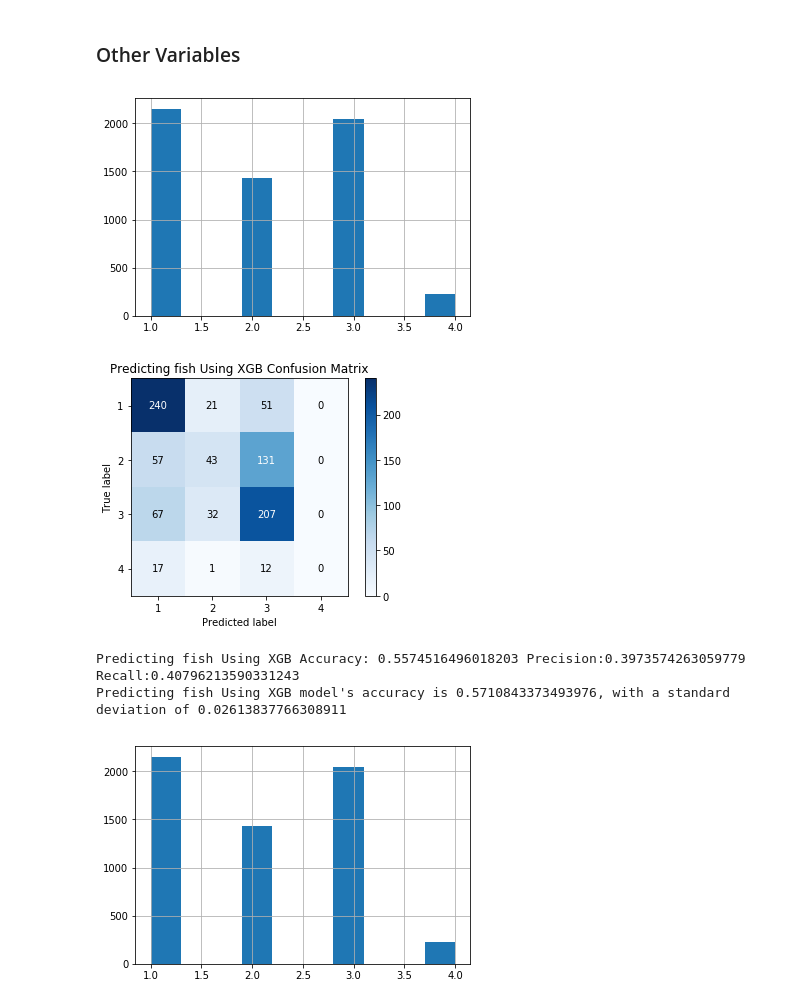
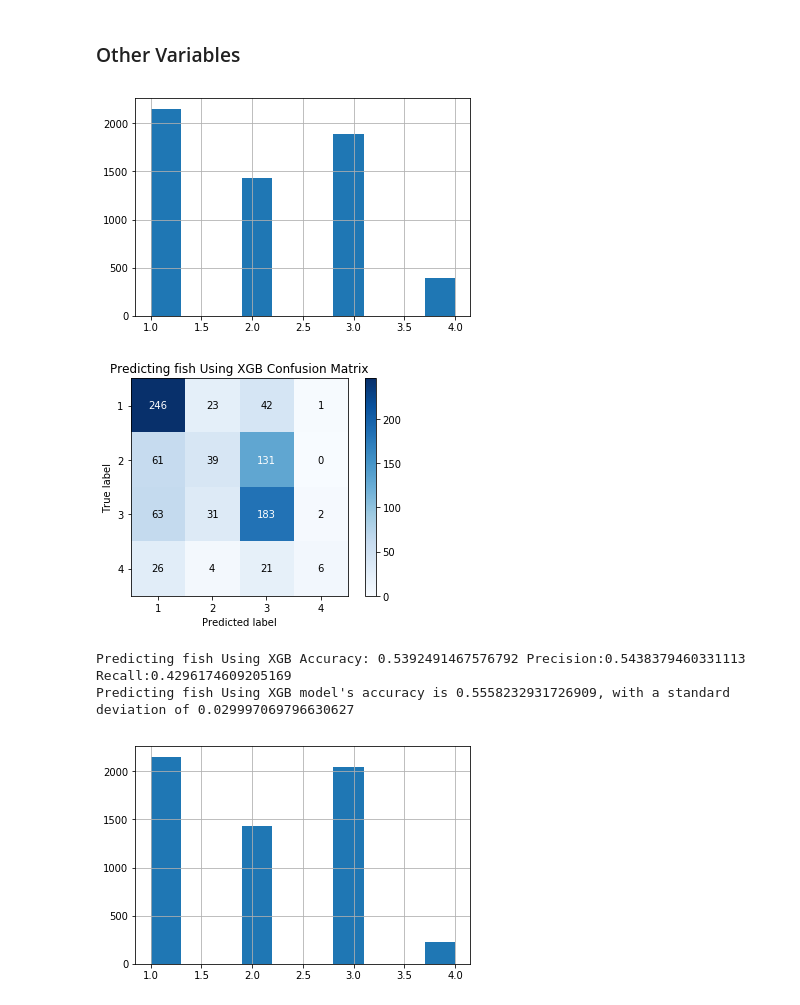
Before and after one commit to FrankOnBeach/WWF, a Jupyter notebook: DHS Diet/DHS_ML.ipynb, the cells around one changed output. Drawn from its saved outputs; the diff is of its cells as text; code cells hidden in the pictures.

```diff
--- a/DHS Diet/DHS_ML.ipynb
+++ b/DHS Diet/DHS_ML.ipynb
@@ -50,11 +59,7 @@ from pycountry_convert import country_alpha2_to_continent_code, country_name_to_
 # %%
 def convert_to_iso3c(countries):
     """
-    This function tries to get the continent based on Country name.
-    Since some countries names are differnt in the library we are using here,
-    need to manually change those.
-
-    This function also tries to rechieve an alpha 3 Country Code based on the name.
+    This function tries to rechieve an alpha 3 Country Code based on the name.
     """
     country_codes = []
     for country in countries:
@@ -316,6 +331,12 @@ def create_bins_depth(df, col_name, bin_num):
     return df
 # %%
 def clean_data(df):
+    """
+    This function cleans the dataset by
+    1) dropping the missing values
+    2) binnning athe values.
+    """
+
     #   Making an assumption here that NA religion is no religion.
     df["Primary_Religion"] = df["Primary_Religion"].fillna("No Religion")
 
@@ -987,14 +1004,14 @@ def construct_new_df(bins,df,col, new_col):
     return result_df
 # %%
 
-bins = [0,0.1,0.2,0.5]
+bins = [0,0.1,0.2,0.5,1]
 cleaned_our_bin_fish_df = construct_new_df(bins,cleaned_dhs_grouped_df,"Gave.child.fish.or.shellfish","fish_group")
 run_tuned_xgboost(cleaned_our_bin_fish_df,"fish")
 # %% [output]
-[figure, old version]
+[figure, new version]
-[figure, old version]
+[figure, new version]
-Predicting fish Using XGB Accuracy: 0.5574516496018203 Precision:0.3973574263059779 Recall:0.40796213590331243
-Predicting fish Using XGB model's accuracy is 0.5710843373493976, with a standard deviation of 0.02613837766308911
+Predicting fish Using XGB Accuracy: 0.5392491467576792 Precision:0.5438379460331113 Recall:0.4296174609205169
+Predicting fish Using XGB model's accuracy is 0.5558232931726909, with a standard deviation of 0.029997069796630627
 # %%
 bins = [0,0.1,0.2,0.5]
 cleaned_our_bin_fish_df = construct_new_df(bins,cleaned_dhs_grouped_df,"Gave.child.fish.or.shellfish","fish_group")
```
Also changed, not shown: parts of 31 cells of this notebook, 1 other file.
